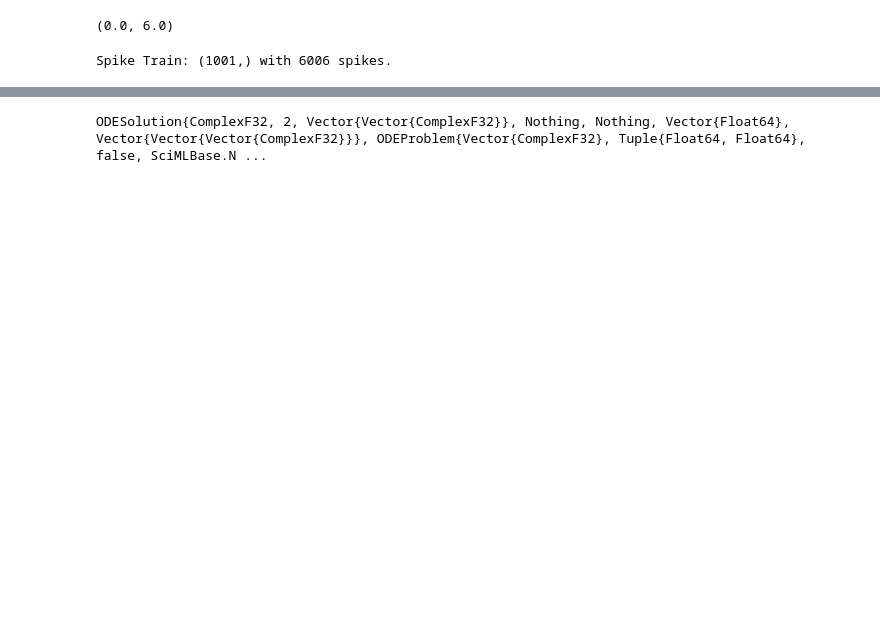
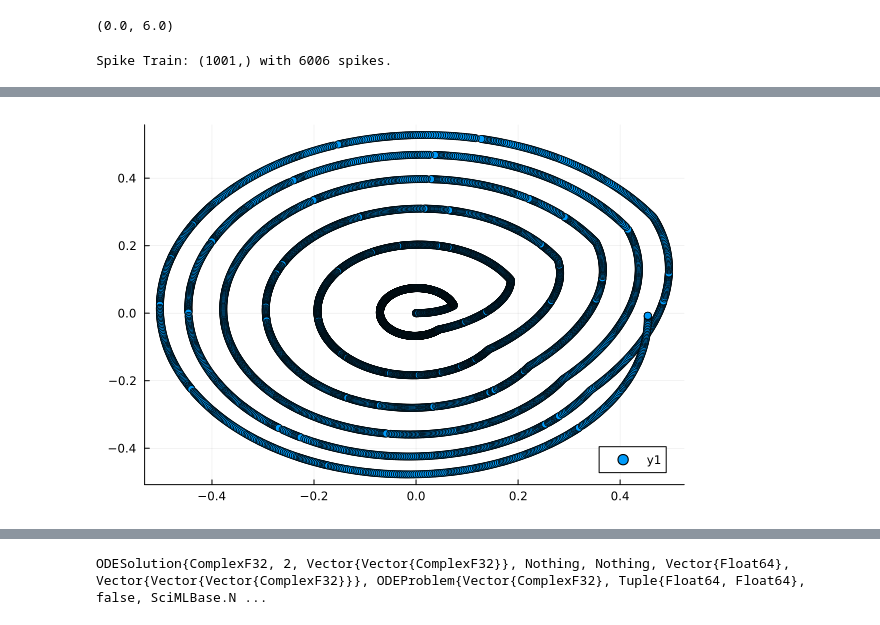
Before and after one commit to wilkieolin/PhasorNetworks.jl, a Jupyter notebook: demos/phase_memory.ipynb, the cells around one changed output, grey strips where cells are left out. Cells and saved outputs as stored; diff of their text form; code cells hidden in the pictures; blank space fills up the shorter version.

```diff
--- a/demos/phase_memory.ipynb
+++ b/demos/phase_memory.ipynb
@@ -88,3 +78,7 @@ u = phase_memory(st, tspan=tspan, spk_args=spk_args);
+# %%
+scatter(real.(u[1,:]), imag.(u[1,:]))
+# %% [output]
+[figure, added]
 # %%
 sort!(unique(cat(u.t, u.t .+ 0.01, dims=1)))
 # %% [output]
```
Also changed, not shown: parts of 20 cells of this notebook, 7 other files.
